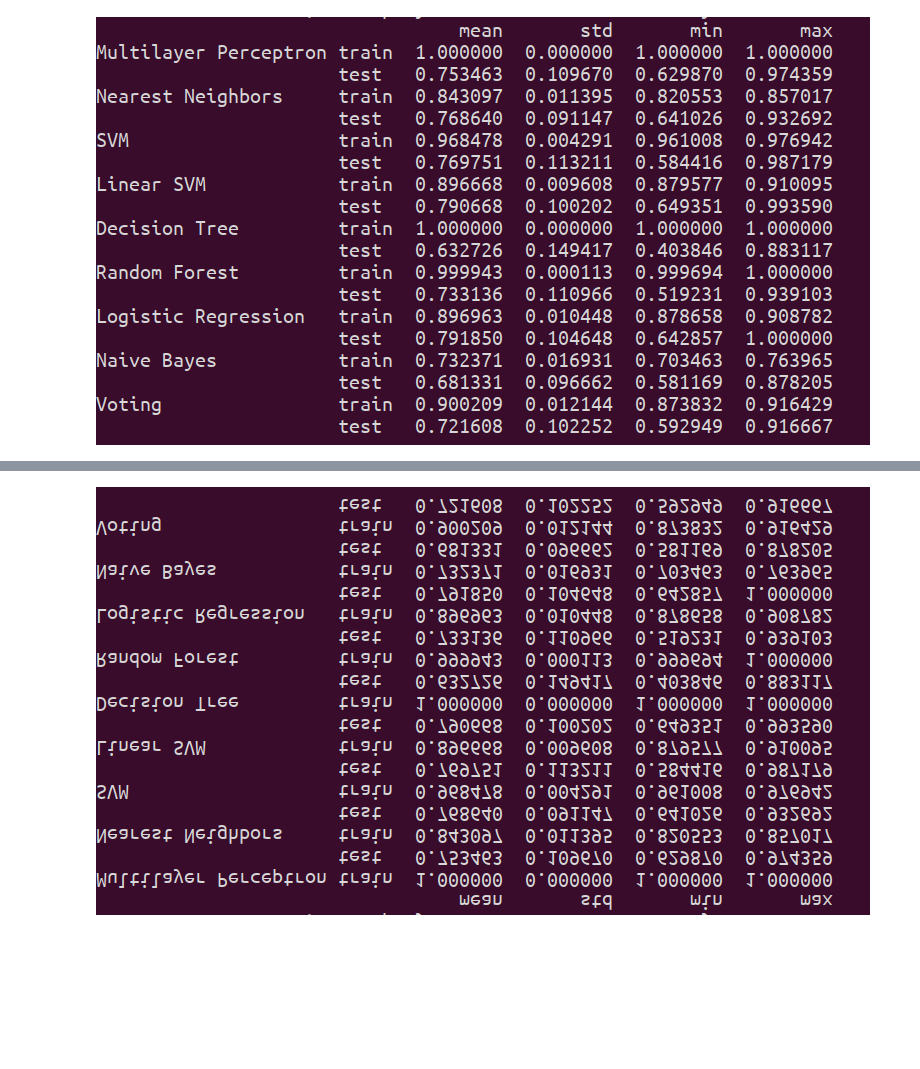
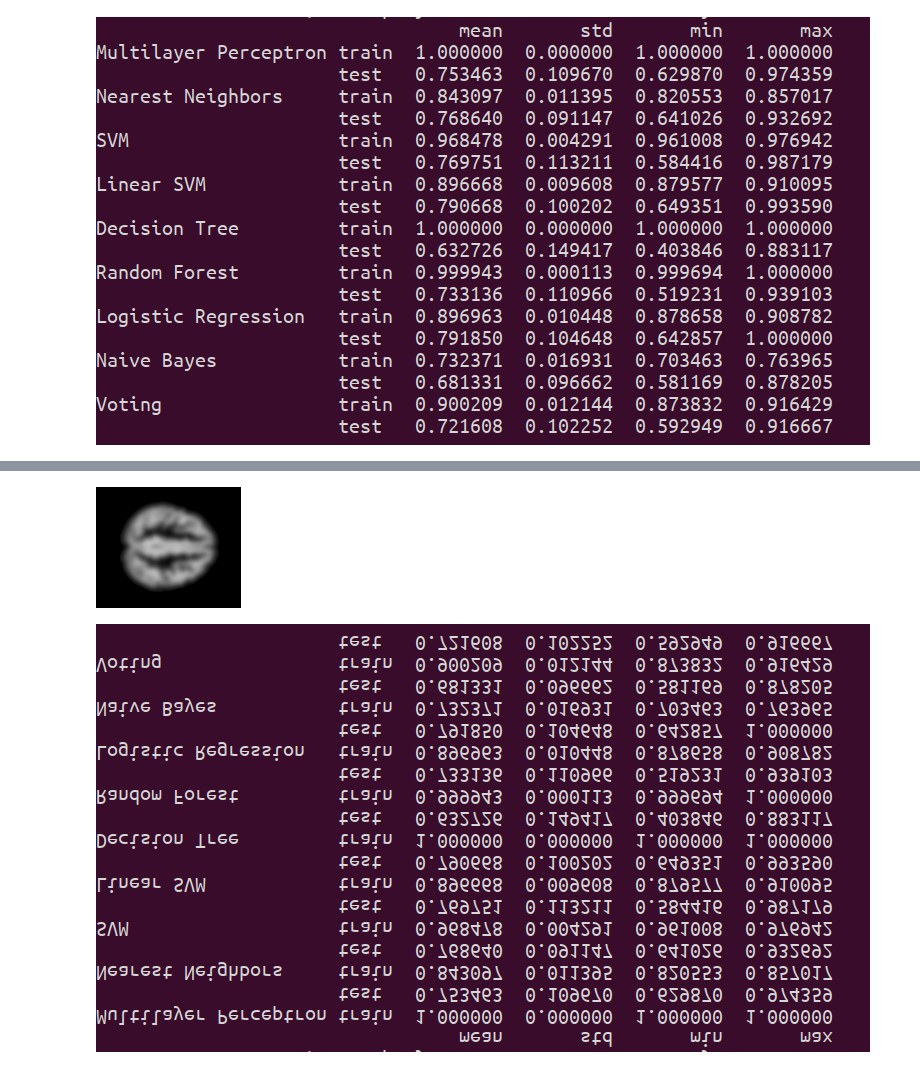
Before and after one commit to trendscenter/dinunet_implementations_gpu, a Jupyter notebook: NB.ipynb, the cells around one changed output, grey strips where cells are left out. Saved outputs shown, nothing was run; the diff lists cells and outputs as text; code cells hidden in the pictures; blank space fills up the shorter version.

```diff
--- a/NB.ipynb
+++ b/NB.ipynb
@@ -58,3 +65,8 @@ IMG.fromarray(nif0[:,:,41])
+# %%
+_nif = np.flip(nif, 2)
+IMG.fromarray(_nif[:,:,i])
+# %% [output]
+[figure, added]
 # %%
 import torch
 # %%
```
Also changed, not shown: parts of 4 cells of this notebook, 5 other files.
